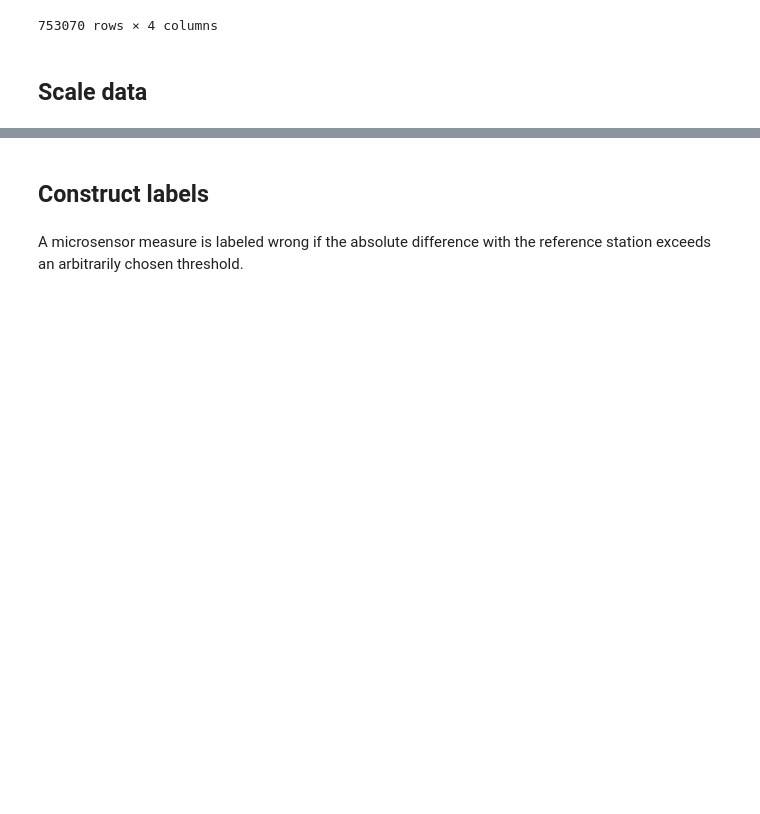
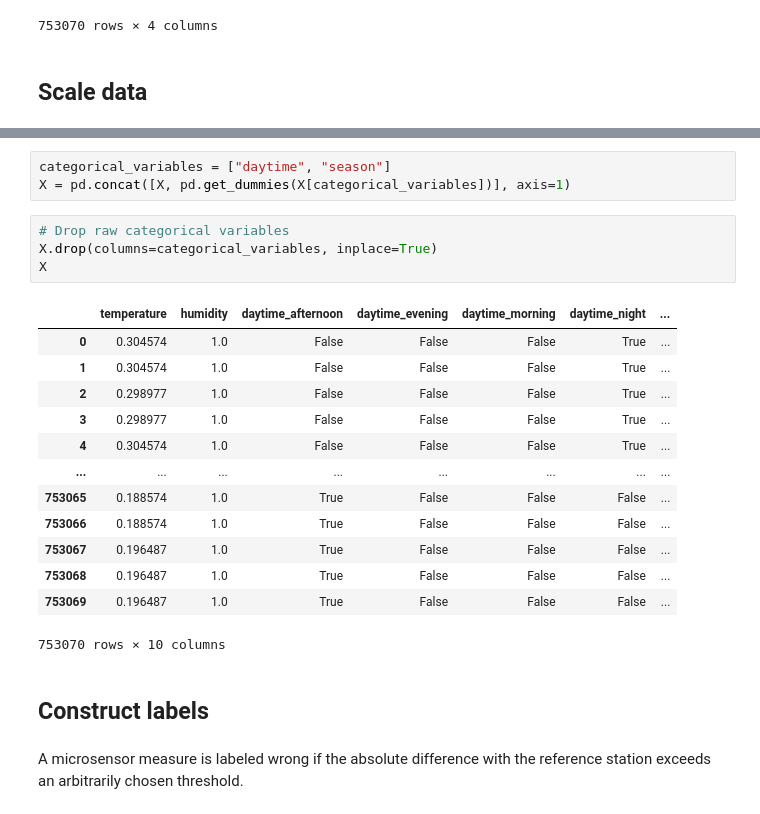
Before and after one commit to jExbrayat/atmo_challenge, a Jupyter notebook: notebooks/logistic_regression.ipynb, the cells around one changed output, grey strips where cells are left out. Saved outputs shown, nothing was run; the diff lists cells and outputs as text; blank space fills up the shorter version.

```diff
--- a/notebooks/logistic_regression.ipynb
+++ b/notebooks/logistic_regression.ipynb
@@ -48,3 +79,24 @@ X[continuous_variables] = scaler.fit_transform(X[continuous_variables])
+# %%
+categorical_variables = ["daytime", "season"]
+X = pd.concat([X, pd.get_dummies(X[categorical_variables])], axis=1)
+# %%
+# Drop raw categorical variables
+X.drop(columns=categorical_variables, inplace=True)
+X
+# %% [output]
+|  | temperature | humidity | daytime_afternoon | daytime_evening | daytime_morning | daytime_night | ... |
+| 0 | 0.304574 | 1.0 | False | False | False | True | ... |
+| 1 | 0.304574 | 1.0 | False | False | False | True | ... |
+| 2 | 0.298977 | 1.0 | False | False | False | True | ... |
+| 3 | 0.298977 | 1.0 | False | False | False | True | ... |
+| 4 | 0.304574 | 1.0 | False | False | False | True | ... |
+| ... | ... | ... | ... | ... | ... | ... | ... |
+| 753065 | 0.188574 | 1.0 | True | False | False | False | ... |
+| 753066 | 0.188574 | 1.0 | True | False | False | False | ... |
+| 753067 | 0.196487 | 1.0 | True | False | False | False | ... |
+| 753068 | 0.196487 | 1.0 | True | False | False | False | ... |
+| 753069 | 0.196487 | 1.0 | True | False | False | False | ... |
+753070 rows × 10 columns
 # %% [markdown]
 ## Construct labels
 # %% [markdown]
```
Also changed, not shown: parts of 11 cells of this notebook.
